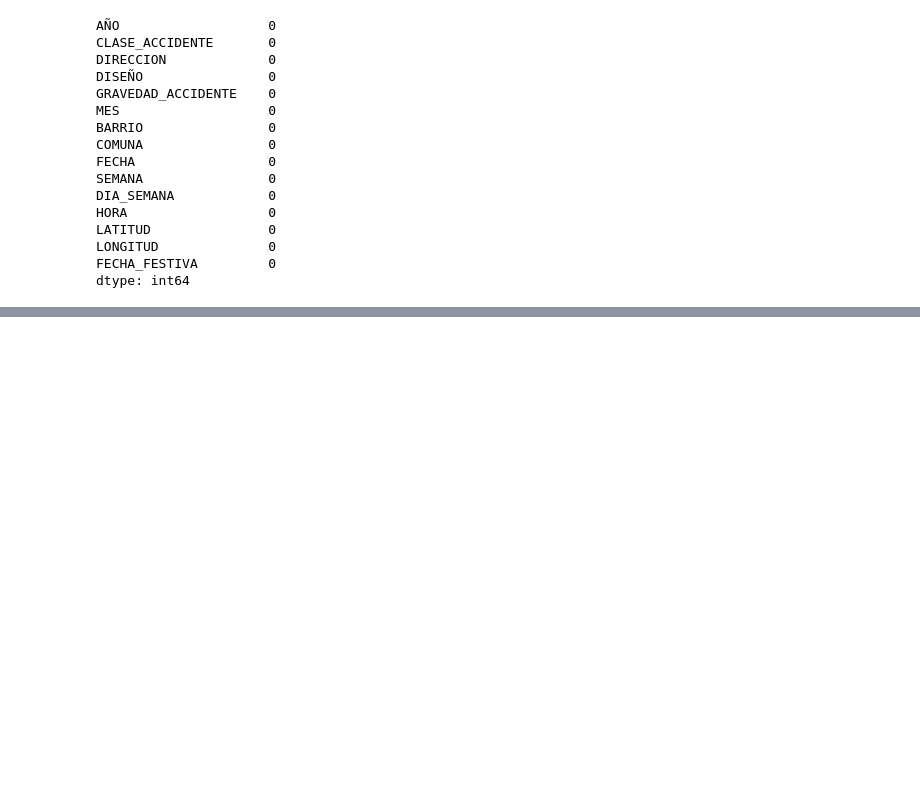
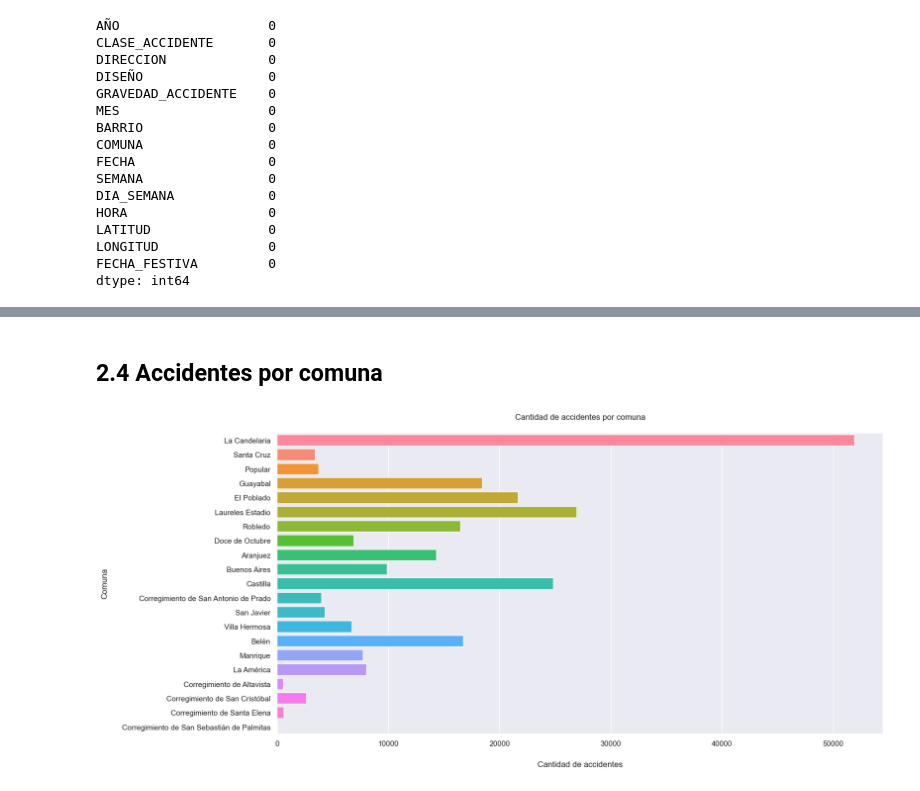
Before and after one commit to dgilrua/proyecto2-analitica, a Jupyter notebook: main.ipynb, the cells around one changed output, grey strips where cells are left out. Saved outputs shown, nothing was run; the diff lists cells and outputs as text; code cells hidden in the pictures; blank space fills up the shorter version.

```diff
--- a/main.ipynb
+++ b/main.ipynb
@@ -615,0 +682,12 @@ df.to_csv('incidentes_viales_procesado.csv', sep=',', encoding='utf-8', index=Fa
+# %% [markdown]
+## 2.4 Accidentes por comuna
+# %%
+#Cantidad de accidentes por comuna
+fig, ax = plt.subplots(figsize=(16, 8))
+sns.countplot(data=df, y='COMUNA', saturation=1)
+plt.title('Cantidad de accidentes por comuna', pad=20)
+plt.xlabel('Cantidad de accidentes', labelpad=20)
+plt.ylabel('Comuna', labelpad=20)
+plt.show()
+# %% [output]
+[figure, added]
```
Also changed, not shown: parts of 16 cells of this notebook, 2 other files.
